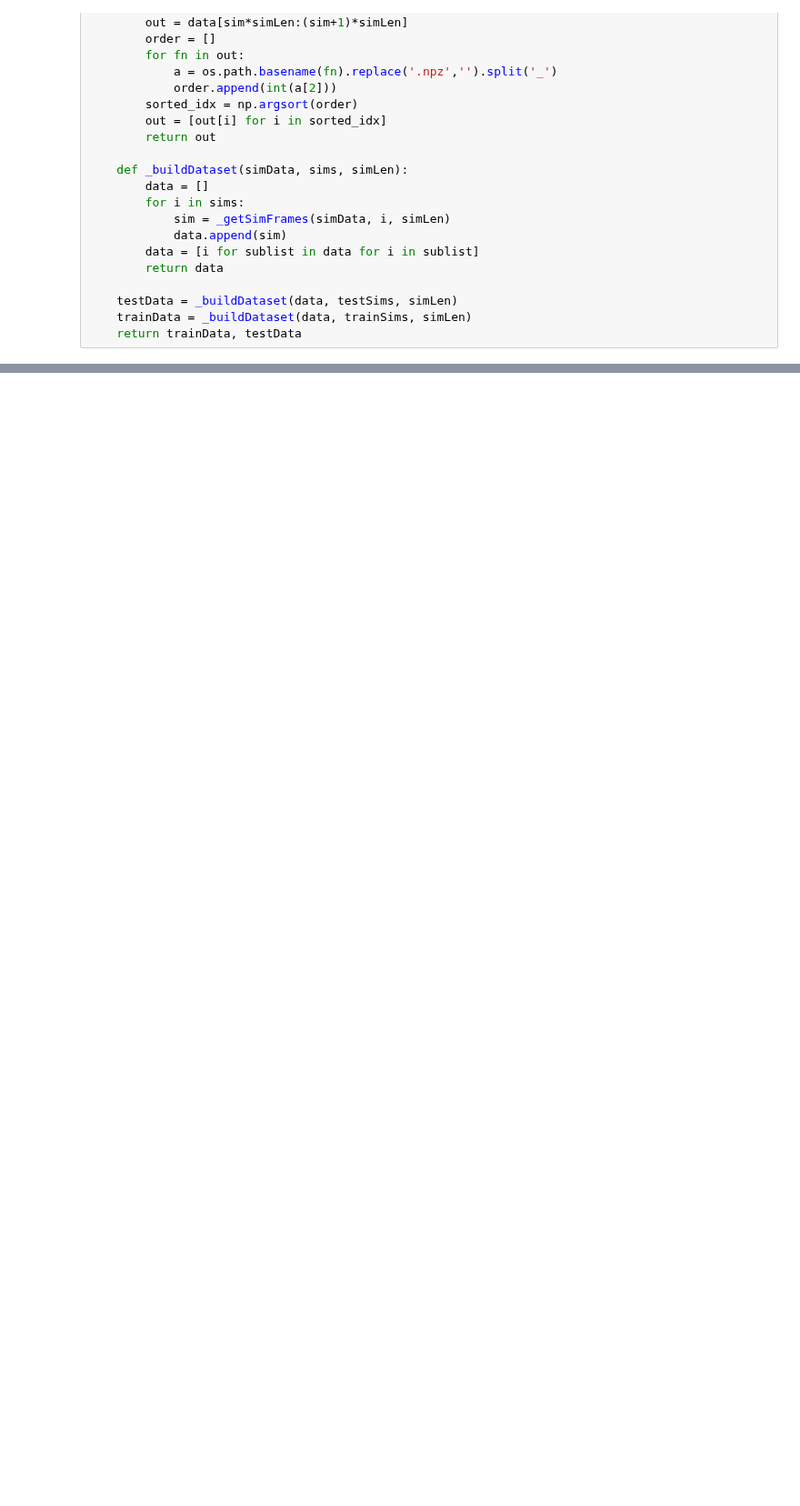
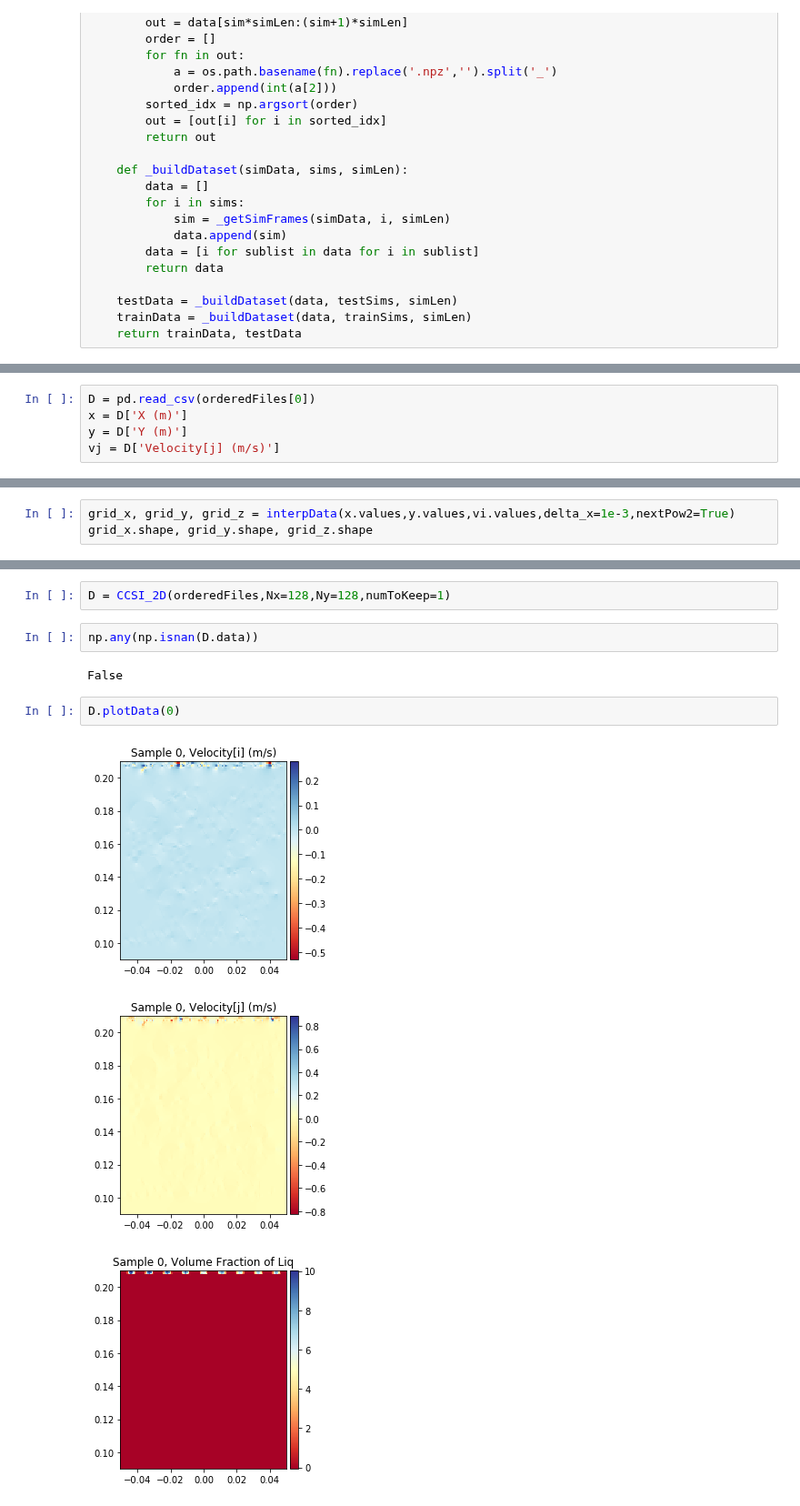
Before and after one commit to dwidemann/surrogates4sims, a Jupyter notebook: 01_datasets.ipynb, the cells around one changed output, grey strips where cells are left out. Shown at 91% size. Saved outputs shown, nothing was run; the diff lists cells and outputs as text; blank space fills up the shorter version.

```diff
--- a/01_datasets.ipynb
+++ b/01_datasets.ipynb
@@ -340,0 +378,5 @@ MantaFlowDataset(tr,numToKeep=1000)
+# %%
+D = pd.read_csv(orderedFiles[0])
+x = D['X (m)']
+y = D['Y (m)']
+vj = D['Velocity[j] (m/s)']
@@ -340,0 +392,3 @@ MantaFlowDataset(tr,numToKeep=1000)
+# %%
+grid_x, grid_y, grid_z = interpData(x.values,y.values,vi.values,delta_x=1e-3,nextPow2=True)
+grid_x.shape, grid_y.shape, grid_z.shape
@@ -340,0 +512,12 @@ MantaFlowDataset(tr,numToKeep=1000)
+# %%
+D = CCSI_2D(orderedFiles,Nx=128,Ny=128,numToKeep=1)
+# %%
+np.any(np.isnan(D.data))
+# %% [output]
+False
+# %%
+D.plotData(0)
+# %% [output]
+[figure, added]
+[figure, added]
+[figure, added]
```
Also changed, not shown: parts of 66 cells of this notebook, 4 other files.
